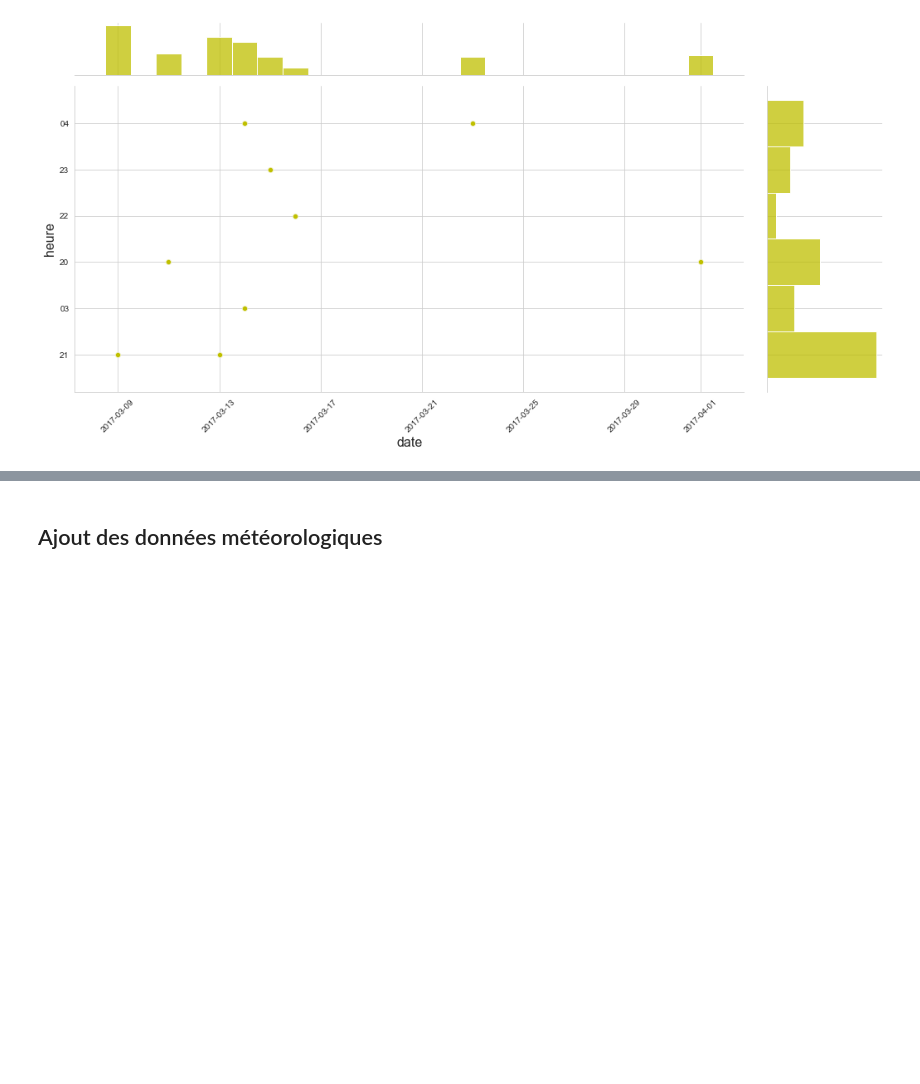
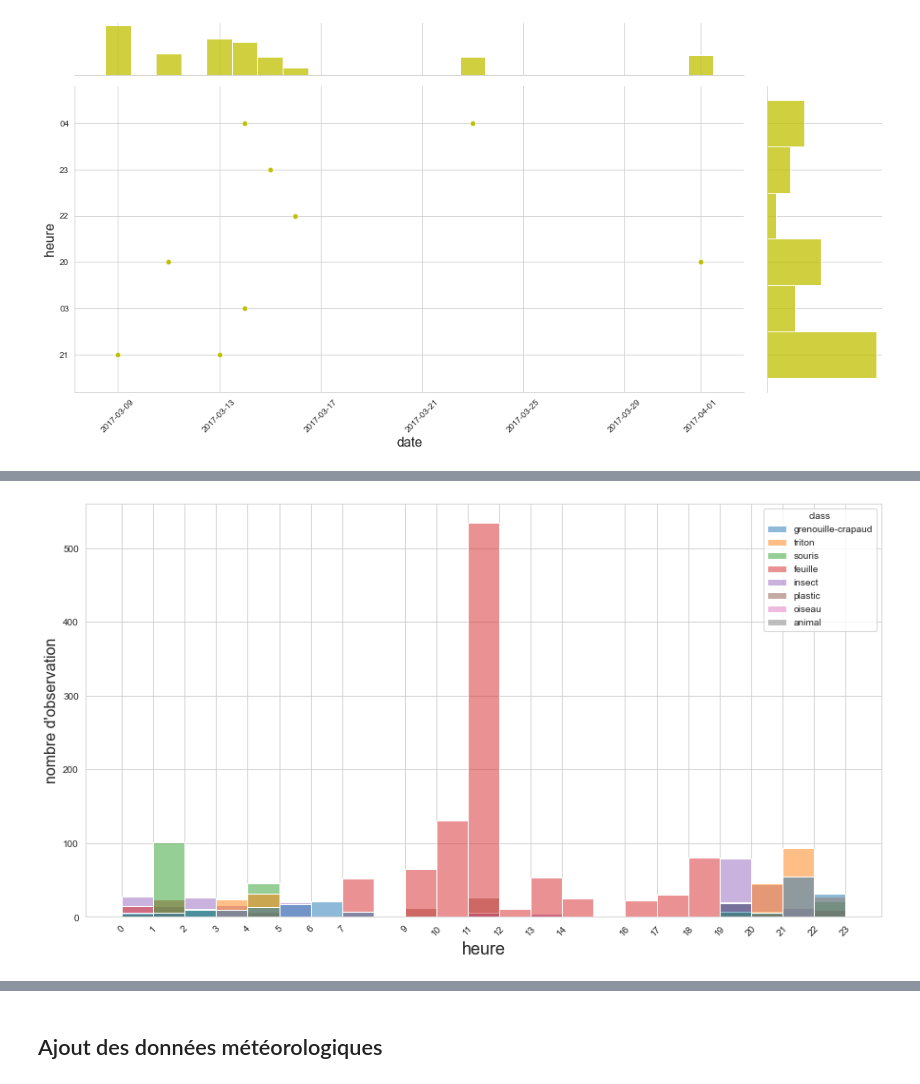
Before and after one commit to student-GML/crapauduc, a Jupyter notebook: labels_count_analysis_pathandboundingbox_meteo.ipynb, the cells around one changed output, grey strips where cells are left out. Saved outputs shown, nothing was run; the diff lists cells and outputs as text; code cells hidden in the pictures; blank space fills up the shorter version.

```diff
--- a/labels_count_analysis_pathandboundingbox_meteo.ipynb
+++ b/labels_count_analysis_pathandboundingbox_meteo.ipynb
@@ -219 +272,17 @@ plt.show()
+# %%
+# Histogramme de nombre d'animaux (grenouille/crapaud/triton) captés par heure
+df_labels['h_m_s']  = [d.time() for d in df_labels['dateheure']]
+df_labels['h']  = [d.hour for d in df_labels['h_m_s']]
+
+plt.figure(figsize=(15,8))
+
+sns.histplot(data=df_labels, x='h', hue='class', binwidth=1)
+plt.xticks(df_labels['h'].unique(), rotation=45)
+
+plt.xlabel('heure', fontsize=18)
+plt.ylabel('nombre d\'observation', fontsize=16)
+
+plt.show()
+# %% [output]
+[figure, added]
 # %%
```
Also changed, not shown: parts of 36 cells of this notebook.
